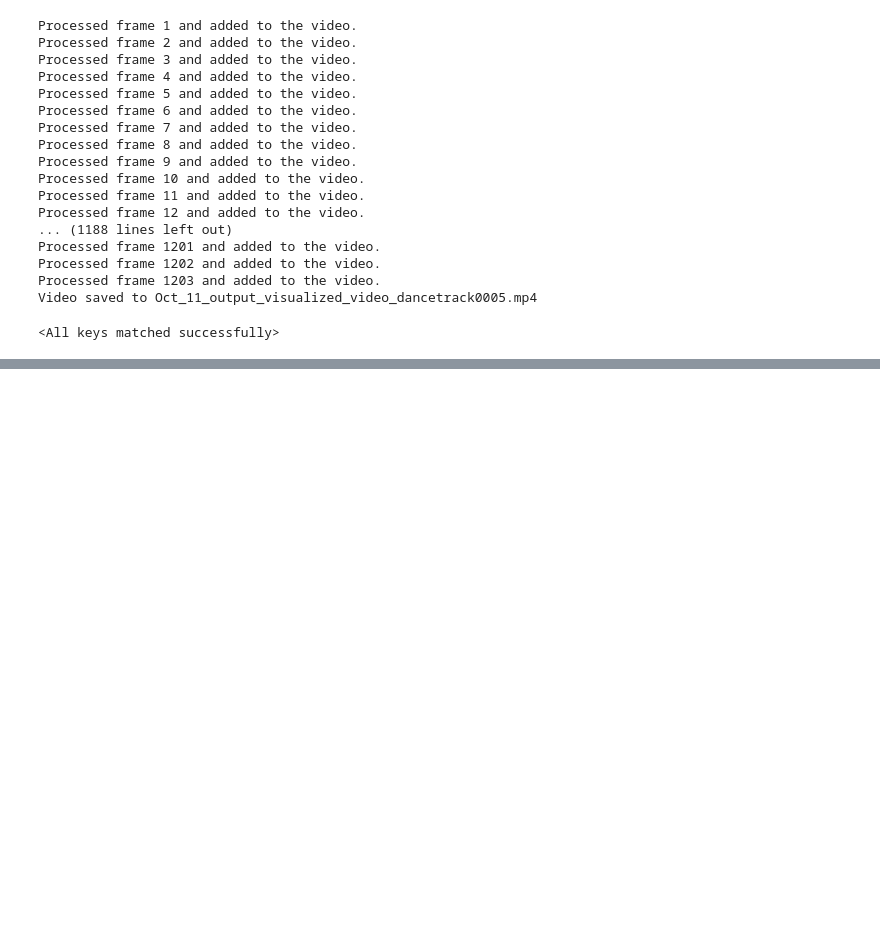
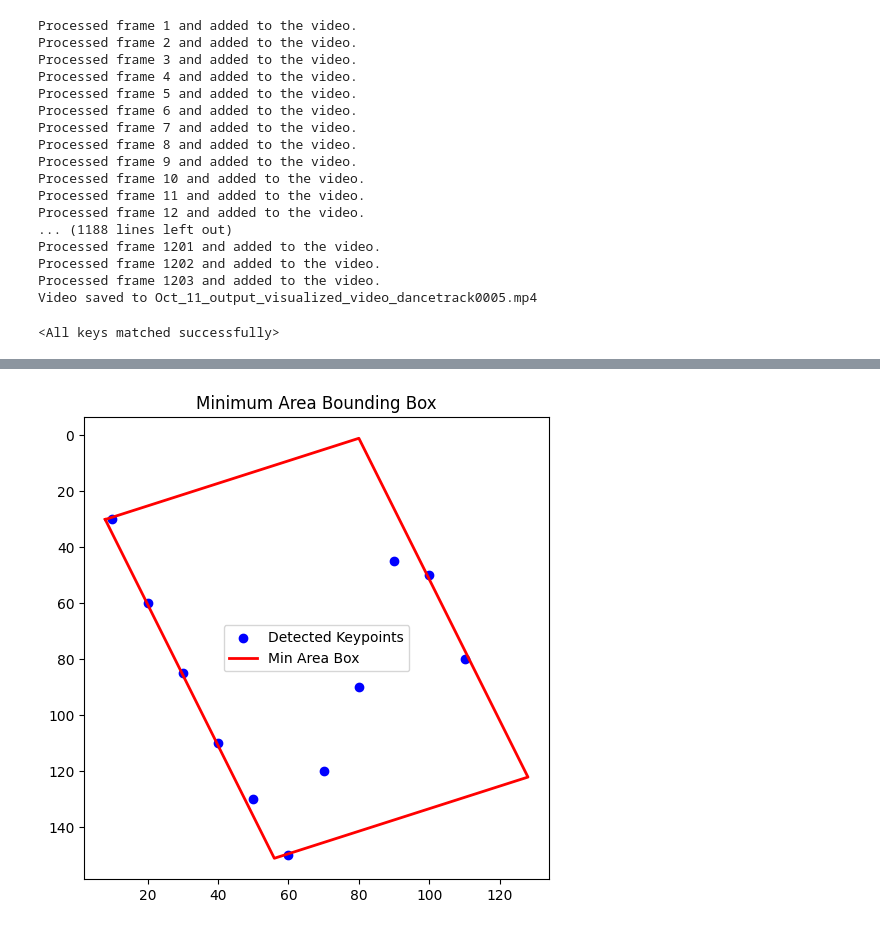
Before and after one commit to dkhanna511/Thesis-Multi-Object-Tracking-using-Mamba, a Jupyter notebook: MOT_mamba_viz.ipynb, the cells around one changed output, grey strips where cells are left out. Saved outputs shown, nothing was run; the diff lists cells and outputs as text; code cells hidden in the pictures; blank space fills up the shorter version.

```diff
--- a/MOT_mamba_viz.ipynb
+++ b/MOT_mamba_viz.ipynb
@@ -1123,0 +2012,39 @@ Video saved to Oct_11_output_visualized_video_dancetrack0004.mp4
+# %%
+import numpy as np
+import cv2
+import matplotlib.pyplot as plt
+
+def visualize_min_area_box(keypoints):
+    # Filter out [0, 0] keypoints
+    detected_points = keypoints[np.any(keypoints != [0, 0], axis=1)]
+
+    if len(detected_points) < 3:
+        print("Not enough points to form a polygon.")
+        return None
+
+    # Compute the minimum area bounding box
+    rect = cv2.minAreaRect(detected_points.astype(np.float32))
+    box = cv2.boxPoints(rect)
+    box = np.int0(box)  # Convert to integer coordinates
+
+    # Plot the keypoints and bounding box
+    plt.figure(figsize=(6, 6))
+    plt.scatter(detected_points[:, 0], detected_points[:, 1], color='blue', label='Detected Keypoints')
+    plt.plot(np.append(box[:, 0], box[0, 0]), np.append(box[:, 1], box[0, 1]), 'r-', linewidth=2, label='Min Area Box')
+
+    plt.gca().invert_yaxis()  # Optional: Flip y-axis for image coordinates
+    plt.legend()
+    plt.title("Minimum Area Bounding Box")
+    plt.show()
+
+# Example usage:
+keypoints = np.array([
+    [100, 50], [0, 0], [110, 80], [90, 45], [0, 0],
+    [80, 90], [70, 120], [0, 0], [60, 150], [50, 130],
+    [0, 0], [40, 110], [30, 85], [20, 60], [0, 0],
+    [10, 30], [0, 0]
+])
+
+visualize_min_area_box(keypoints)
+# %% [output]
+[figure, added]
```
Also changed, not shown: parts of 36 cells of this notebook.
